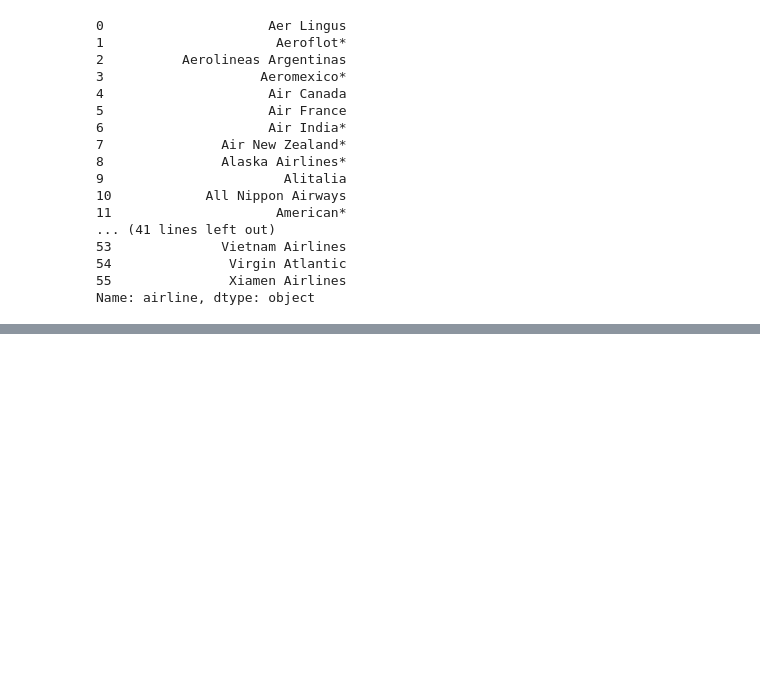
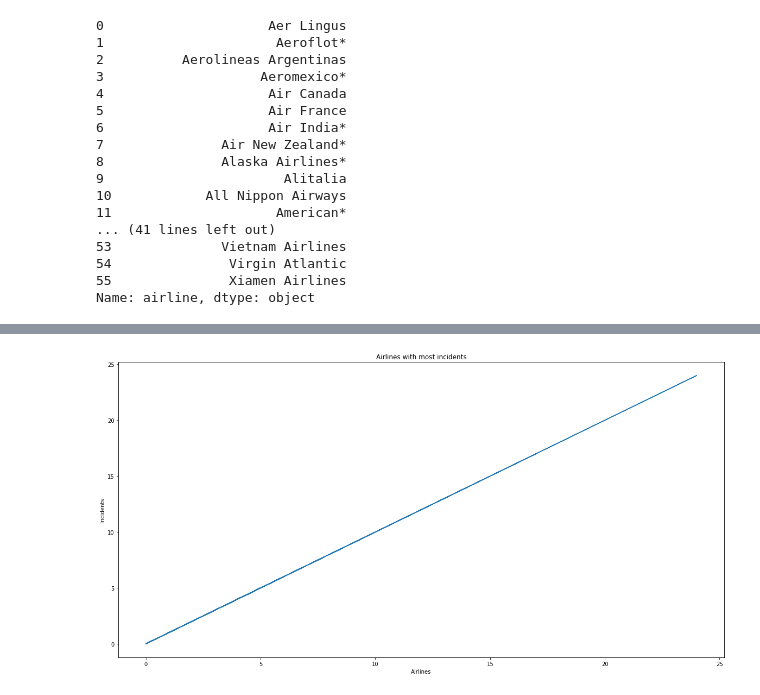
Before and after one commit to mrcl-crz/Airline-Safety-on-Bad-Weather, a Jupyter notebook: Airline Safety on Bad Weather.ipynb, the cells around one changed output, grey strips where cells are left out. Drawn from its saved outputs; the diff is of its cells as text; code cells hidden in the pictures; blank space fills up the shorter version.

Commit message:
Add plot

```diff
--- a/Airline Safety on Bad Weather.ipynb
+++ b/Airline Safety on Bad Weather.ipynb
@@ -170,3 +281,14 @@ plt.rc('figure', figsize= (20, 10))
+# %%
+x = airline_safety['airline']
+x = airline_safety['incidents_00_14']
+# %%
+plt.plot(x, y)
+plt.xlabel('Airlines')
+plt.ylabel('Incidents')
+plt.title('Airlines with most incidents')
+plt.show()
+# %% [output]
+[figure, added]
 # %%
 airline_safety.sort_values('fatal_accidents_00_14',ascending=False)
 # %% [output]
```
Also changed, not shown: parts of 12 cells of this notebook.
